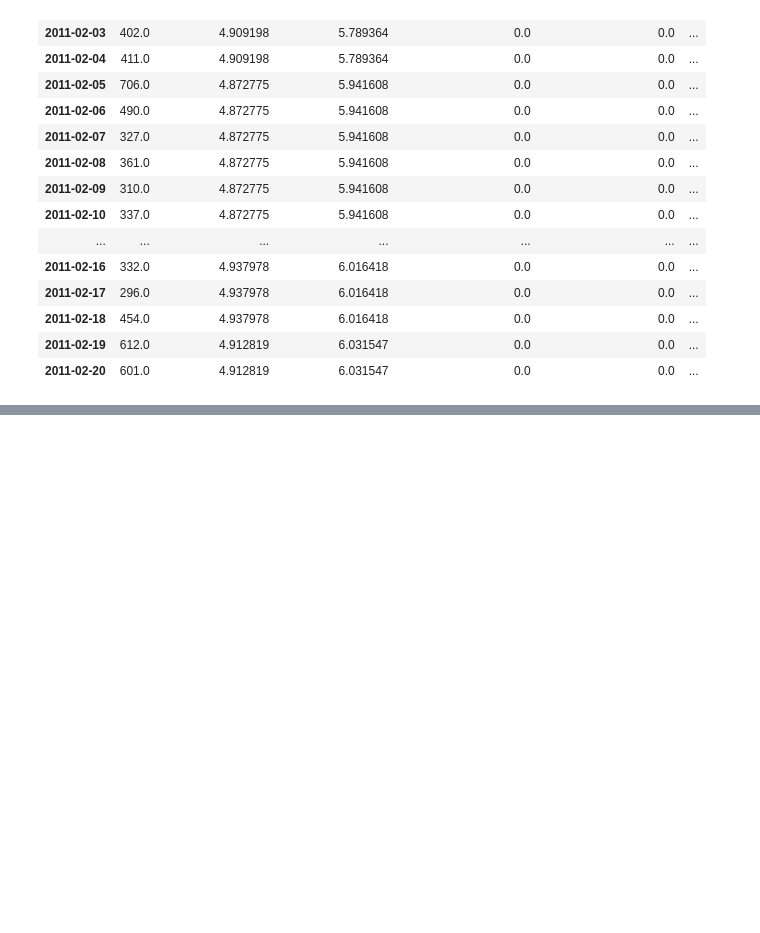
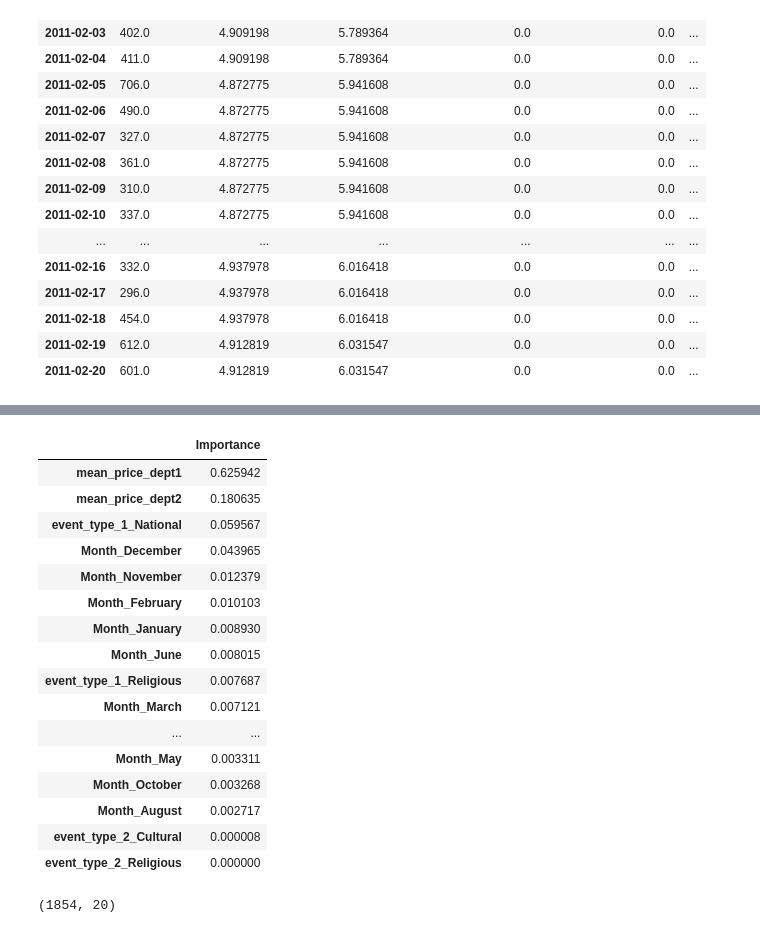
Before and after one commit to alexandragohr/Gruppenprojekt-Marketing-Analytics, a Jupyter notebook: Gruppenprojekt Marketing Analytics.ipynb, the cells around one changed output, grey strips where cells are left out. Cells and saved outputs as stored; diff of their text form; code cells hidden in the pictures; blank space fills up the shorter version.

```diff
--- a/Gruppenprojekt Marketing Analytics.ipynb
+++ b/Gruppenprojekt Marketing Analytics.ipynb
@@ -529,0 +589,23 @@ household_grouped.head(20)
+# %%
+# Hobbies
+# Variablen in zwei Datensätze splitten -> x = Erklärende Variablen; y = Sales
+x_hobbies = hobbies_grouped.drop(columns = ['sales'])
+y_hobbies = hobbies_grouped[['sales']]
+
+k = np.floor(len(hobbies_grouped)/28).astype(int)
+cv = KFold(n_splits = k)
+
+forecast = RandomForestRegressor(max_depth = 7)
+
+scores = pd.DataFrame(cross_validate
+                      (
+                          forecast,
+                          x_hobbies,
+                          y_hobbies.values.ravel(),
+                          scoring = 'neg_mean_absolute_error',
+                          cv = cv,
+                          verbose =1)
+                     )
+
+print('MAE mean:\t %4.2f' % (-scores['test_score'].mean()))
+print('MAE mad:\t %4.2f' % (scores['test_score'].mad()))
@@ -529,0 +617,25 @@ household_grouped.head(20)
+# %%
+forecast.fit(x_hobbies, y_hobbies.values.ravel())
+importance = pd.DataFrame(data = forecast.feature_importances_, index = x_hobbies.columns)
+importance.columns = ['Importance']
+display(importance.sort_values(by='Importance', ascending = False))
+display(x_hobbies.shape)
+# %% [output]
+|  | Importance |
+| mean_price_dept1 | 0.625942 |
+| mean_price_dept2 | 0.180635 |
+| event_type_1_National | 0.059567 |
+| Month_December | 0.043965 |
+| Month_November | 0.012379 |
+| Month_February | 0.010103 |
+| Month_January | 0.008930 |
+| Month_June | 0.008015 |
+| event_type_1_Religious | 0.007687 |
+| Month_March | 0.007121 |
+| ... | ... |
+| Month_May | 0.003311 |
+| Month_October | 0.003268 |
+| Month_August | 0.002717 |
+| event_type_2_Cultural | 0.000008 |
+| event_type_2_Religious | 0.000000 |
+(1854, 20)
```
Also changed, not shown: parts of 14 cells of this notebook.
